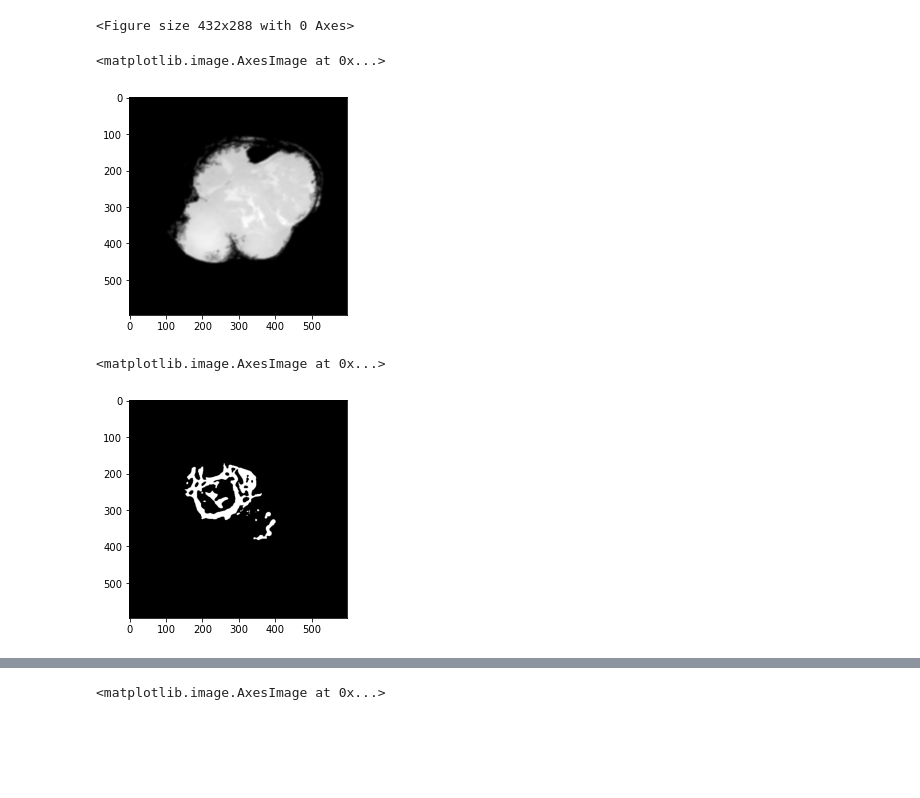
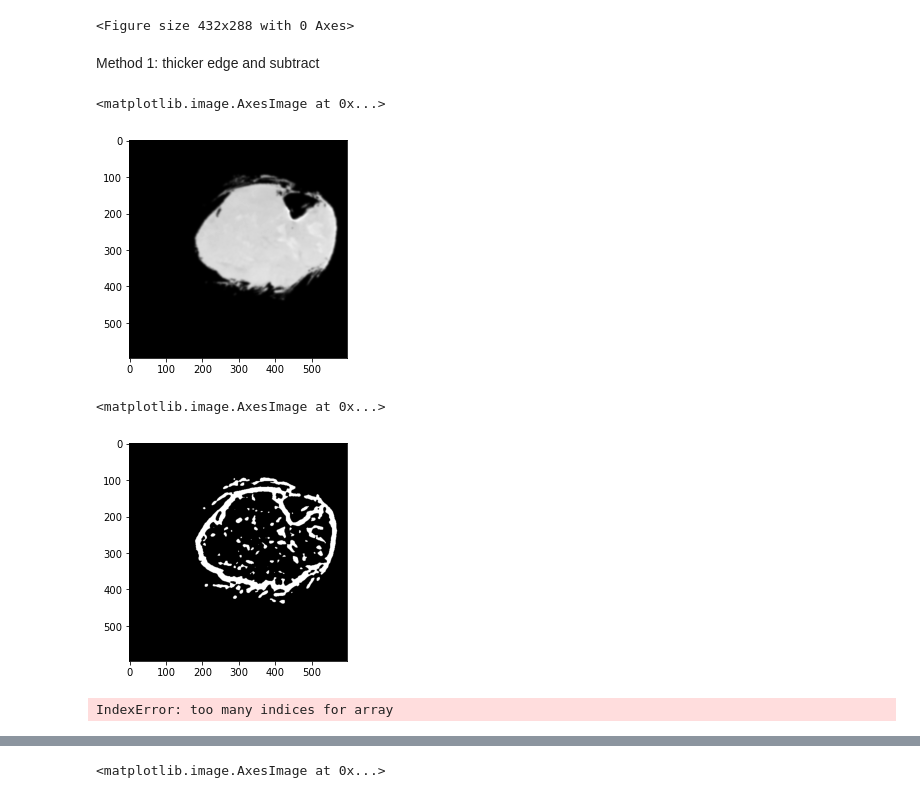
Before and after one commit to siminpan/MOSJ-3DCT, a Jupyter notebook: python/readdicom.ipynb, the cells around one changed output, grey strips where cells are left out. Saved outputs shown, nothing was run; the diff lists cells and outputs as text; code cells hidden in the pictures; blank space fills up the shorter version.

```diff
--- a/python/readdicom.ipynb
+++ b/python/readdicom.ipynb
@@ -45,13 +56,15 @@ a = ArrayDicom.copy()
+# %% [markdown]
+Method 1: thicker edge and subtract
 # %%
 # Adaptive Thresholding
 from skimage.filters import threshold_local
 
 a = ArrayDicom.copy()
-image = a[:, :, 179].copy()
+image = a[:, :, 381].copy()
 plt.imshow(image)
 # %% [output]
 <matplotlib.image.AxesImage at 0x...>
-[figure, old version]
+[figure, new version]
 # %%
 # local threshold 23_5 or 23_8
 block_size = 23
@@ -59,4 +72,15 @@ binary_image1 = image > (threshold_local(image, block_size,offset=0, method='mea
 plt.imshow(binary_image1)
 # %% [output]
 <matplotlib.image.AxesImage at 0x...>
-[figure, old version]
+[figure, new version]
+# %%
+# remove the largest object
+labels = label(binary_image1)
+out = np.copy(binary_image1)
+component_sizes = np.bincount(binary_image1.ravel())
+too_small = component_sizes < 2000
+too_small_mask = too_small[binary_image1]
+out[too_small_mask] = 0
+return out
+# %% [output]
+IndexError: too many indices for array
```
Also changed, not shown: parts of 20 cells of this notebook.
